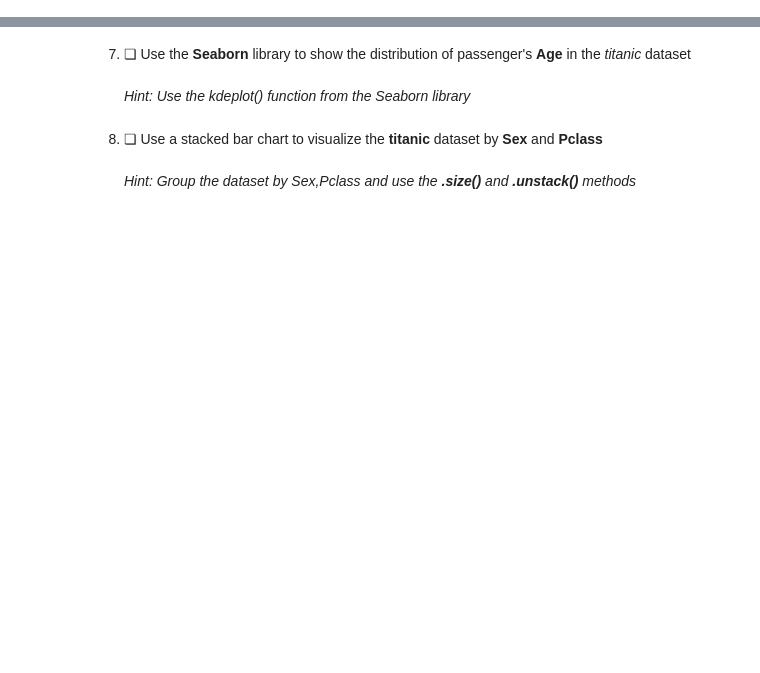
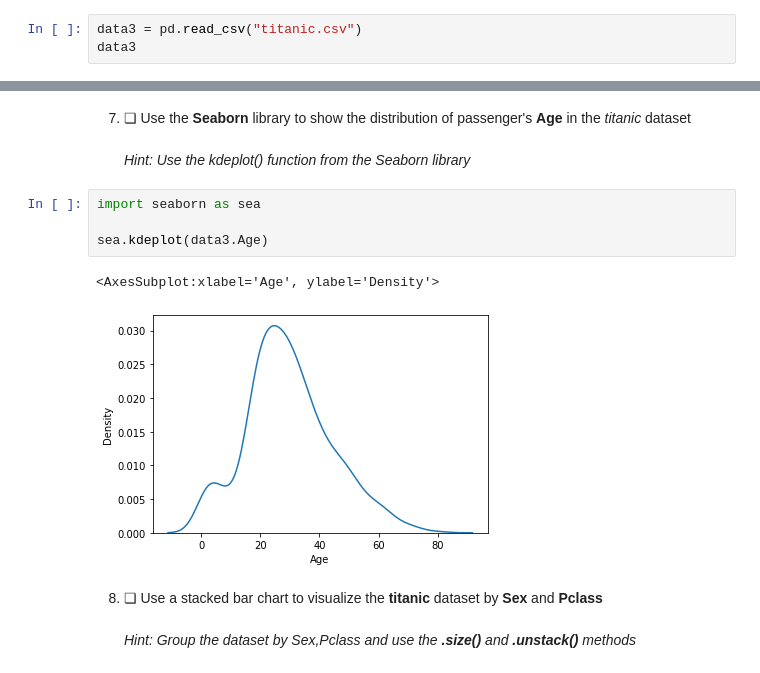
Before and after one commit to evan-a-west/MyLearningTreeCourses, a Jupyter notebook: Ex10_1.ipynb, the cells around one changed output, grey strips where cells are left out. Drawn from its saved outputs; the diff is of its cells as text; blank space fills up the shorter version.

```diff
--- a/Ex10_1.ipynb
+++ b/Ex10_1.ipynb
@@ -35,2 +79,5 @@ data = pd.readcsv
 # %% [markdown]
 6. ❏ Import the *titanic* dataset from file **titanic.csv**
+# %%
+data3 = pd.read_csv("titanic.csv")
+data3
@@ -37,6 +98,13 @@ data = pd.readcsv
 # %% [markdown]
 7. ❏ Use the **Seaborn** library to show the distribution of passenger's **Age** in the *titanic* dataset<br><br>
 *Hint: Use the kdeplot() function from the Seaborn library*
+# %%
+import seaborn as sea
+
+sea.kdeplot(data3.Age)
+# %% [output]
+<AxesSubplot:xlabel='Age', ylabel='Density'>
+[figure, added]
 # %% [markdown]
 8. ❏ Use a stacked bar chart to visualize the **titanic** dataset by **Sex** and **Pclass**<br><br>
 *Hint: Group the dataset by Sex,Pclass and use the **.size()** and **.unstack()** methods*
```
Also changed, not shown: parts of 7 cells of this notebook.
